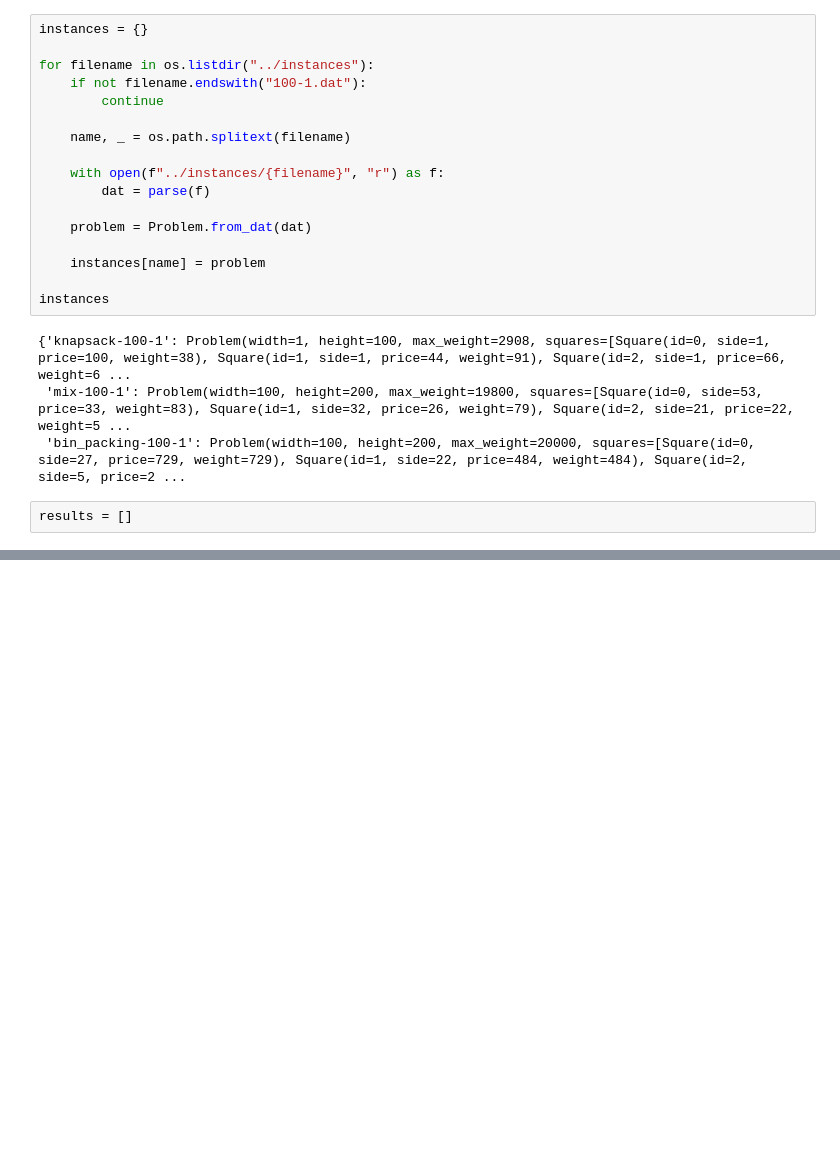
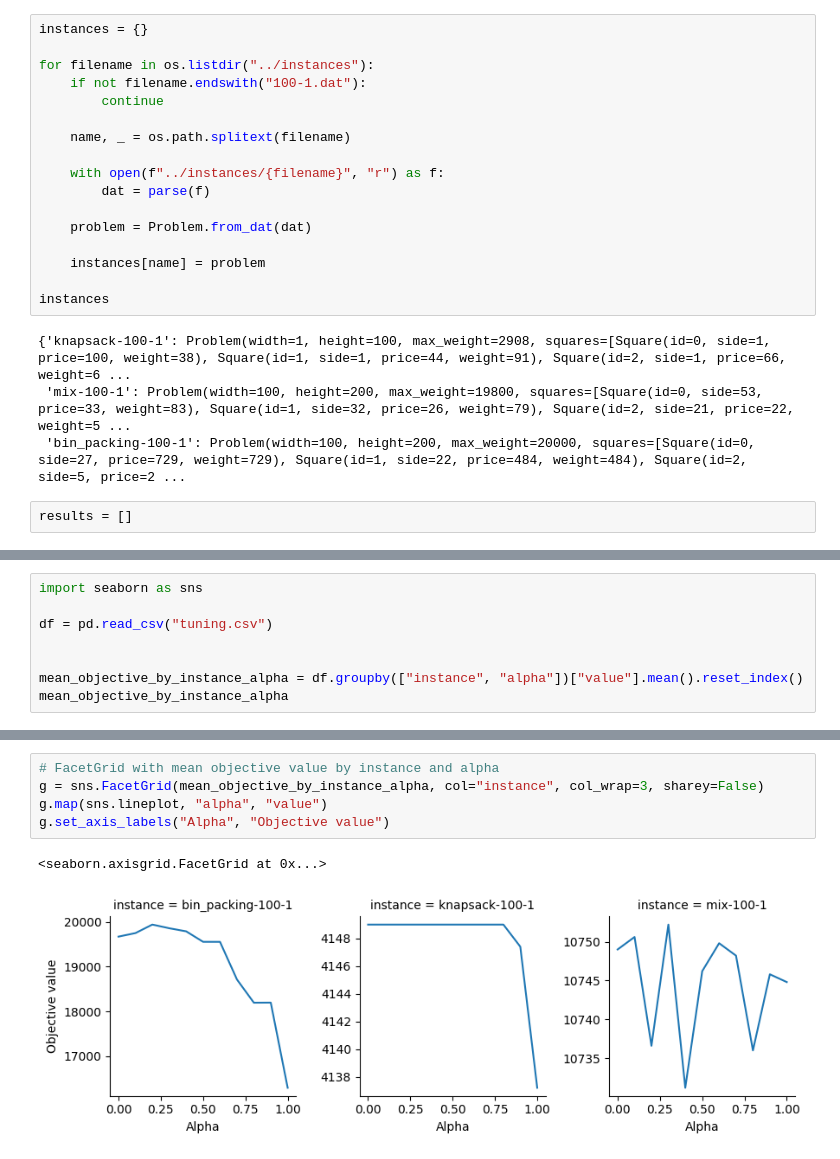
Before and after one commit to volesen/ammm-project, a Jupyter notebook: notebooks/tune_grasp.ipynb, the cells around one changed output, grey strips where cells are left out. Drawn from its saved outputs; the diff is of its cells as text; blank space fills up the shorter version.

Commit message:
Add grasp tuning script

```diff
--- a/notebooks/tune_grasp.ipynb
+++ b/notebooks/tune_grasp.ipynb
@@ -132,0 +372,8 @@ df.to_csv("tuning.csv", index=False)
+# %%
+import seaborn as sns
+
+df = pd.read_csv("tuning.csv")
+
+
+mean_objective_by_instance_alpha = df.groupby(["instance", "alpha"])["value"].mean().reset_index()
+mean_objective_by_instance_alpha
@@ -132,0 +398,8 @@ df.to_csv("tuning.csv", index=False)
+# %%
+# FacetGrid with mean objective value by instance and alpha
+g = sns.FacetGrid(mean_objective_by_instance_alpha, col="instance", col_wrap=3, sharey=False)
+g.map(sns.lineplot, "alpha", "value")
+g.set_axis_labels("Alpha", "Objective value")
+# %% [output]
+<seaborn.axisgrid.FacetGrid at 0x...>
+[figure, added]
```
Also changed, not shown: parts of 5 cells of this notebook.
